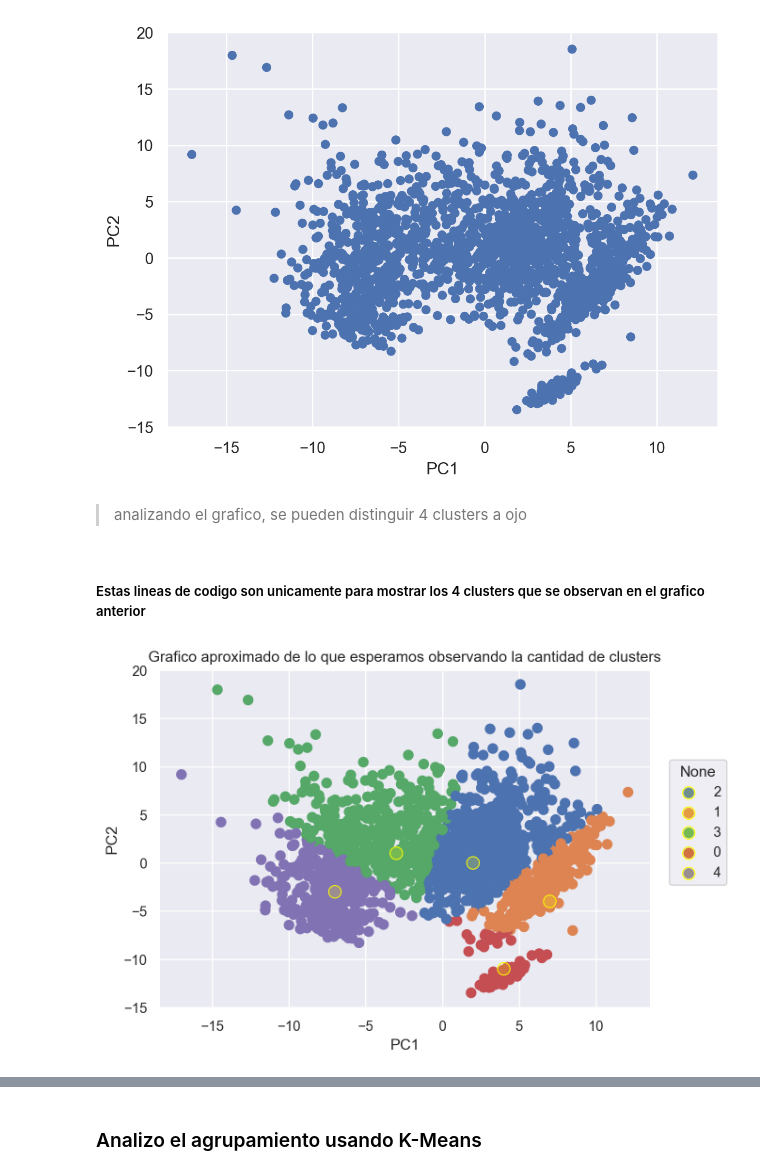
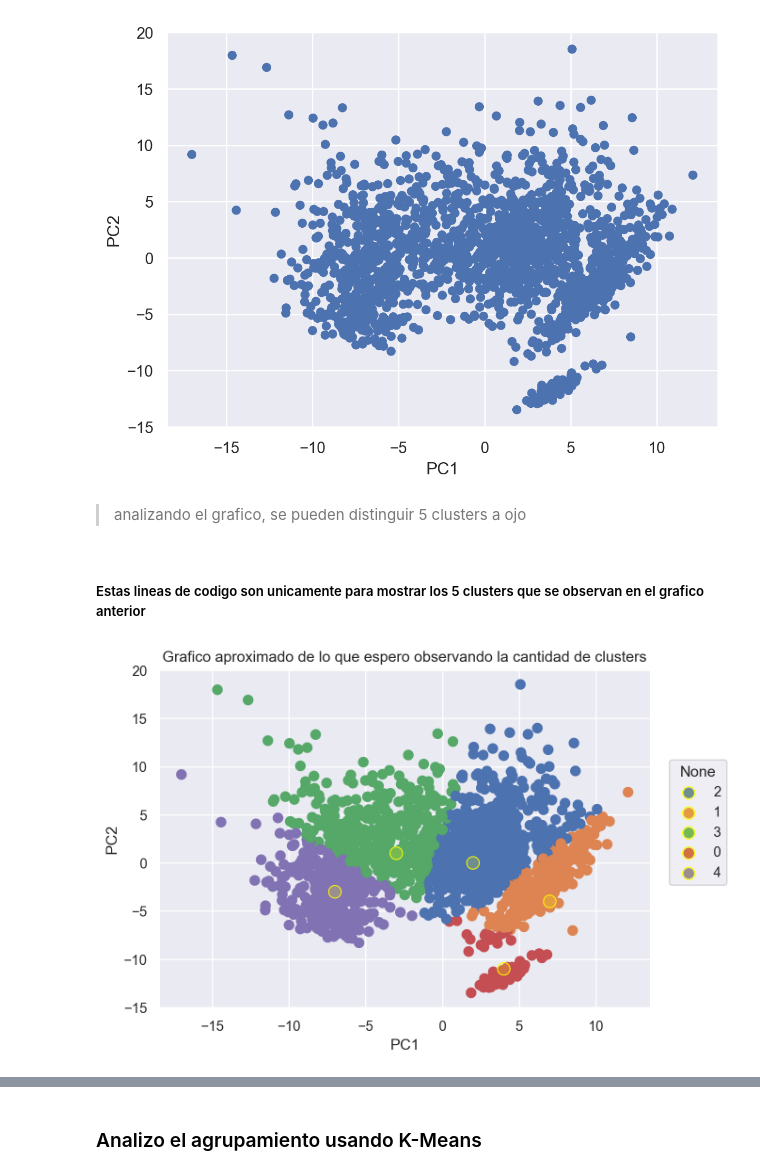
Before and after one commit to Siisrael/Proyecto-Transfer-Market, a Jupyter notebook: Proyecto Transfer-Market.ipynb, the cells around one changed output, grey strips where cells are left out. Drawn from its saved outputs; the diff is of its cells as text; code cells hidden in the pictures.

```diff
--- a/Proyecto Transfer-Market.ipynb
+++ b/Proyecto Transfer-Market.ipynb
@@ -179,41 +207,40 @@ pca_df = pca_df.dropna().reset_index(drop=True)
 # %% [output]
 [figure]
 # %% [markdown]
-> analizando el grafico, se pueden distinguir 4 clusters a ojo
+> analizando el grafico, se pueden distinguir 5 clusters a ojo
 # %% [markdown]
-##### Estas lineas de codigo son unicamente para mostrar los 4 clusters que se observan en el grafico anterior
+##### Estas lineas de codigo son unicamente para mostrar los 5 clusters que se observan en el grafico anterior
 # %%
-# Fijamos centros para los clusters arbitrariamente
+# Fijo centros para los clusters arbitrariamente
 centros = np.array([[4, -11], [7, -4], [2,0], [-3,1],[-7,-3]])
 
 
 
 def distancias_a_centros(pca_df, centros):
     k = len(centros)
     nDatos = len(pca_df)
     distMatrix = np.zeros((nDatos, k))
     for i, centro in enumerate(centros):
         dist = np.linalg.norm(pca_df - centro, axis = 1)
         distMatrix[:,i] = dist
     return(distMatrix)
 
-# Item 3
+
 def calcular_etiquetas(pca_df, centros):
     distMatrix = distancias_a_centros(pca_df, centros)
-    etiquetas = np.argmin(distMatrix, axis = 1)   # Array de enteros. Al aplicar np.argmin a lo largo de las filas, obtenemos un arreglo donde cada elemento es el índice del centro más cercano para cada punto de datos.
-    return(pd.Series(etiquetas.astype("str")))  # Convertimos los enteros a strings
+    etiquetas = np.argmin(distMatrix, axis = 1)   # Array de enteros. Al aplicar np.argmin a lo largo de las filas, obtengo un arreglo donde cada elemento es el índice del centro más cercano para cada punto de datos.
+    return(pd.Series(etiquetas.astype("str")))  # Convierto los enteros a strings
 
-# Item 4
 etiquetas = calcular_etiquetas(pca_df, centros)
 
-# Graficamos
+# Grafico
 (
-    so.Plot(x = pca_df.iloc[:, 0], y =  pca_df.iloc[:, 1], color = etiquetas).label(title="Grafico aproximado de lo que esperamos observando la cantidad de clusters")
+    so.Plot(x = pca_df.iloc[:, 0], y =  pca_df.iloc[:, 1], color = etiquetas).label(title="Grafico aproximado de lo que espero observando la cantidad de clusters")
     .add(so.Dot(pointsize = 8))
     .add(so.Dots(color = "yellow", pointsize= 10), x = centros[:,0], y = centros[:,1])
 )
 # %% [output]
-[figure, old version]
+[figure, new version]
 # %% [markdown]
 Dado que originalmente estaba comparando los goles esperados + asistencias de los jugadores en 90 min vs los carries progresivos (llevar la pelota al área de penal) en 90 min.
 Los clusteres pueden corresponder a:
```
Also changed, not shown: parts of 64 cells of this notebook.
